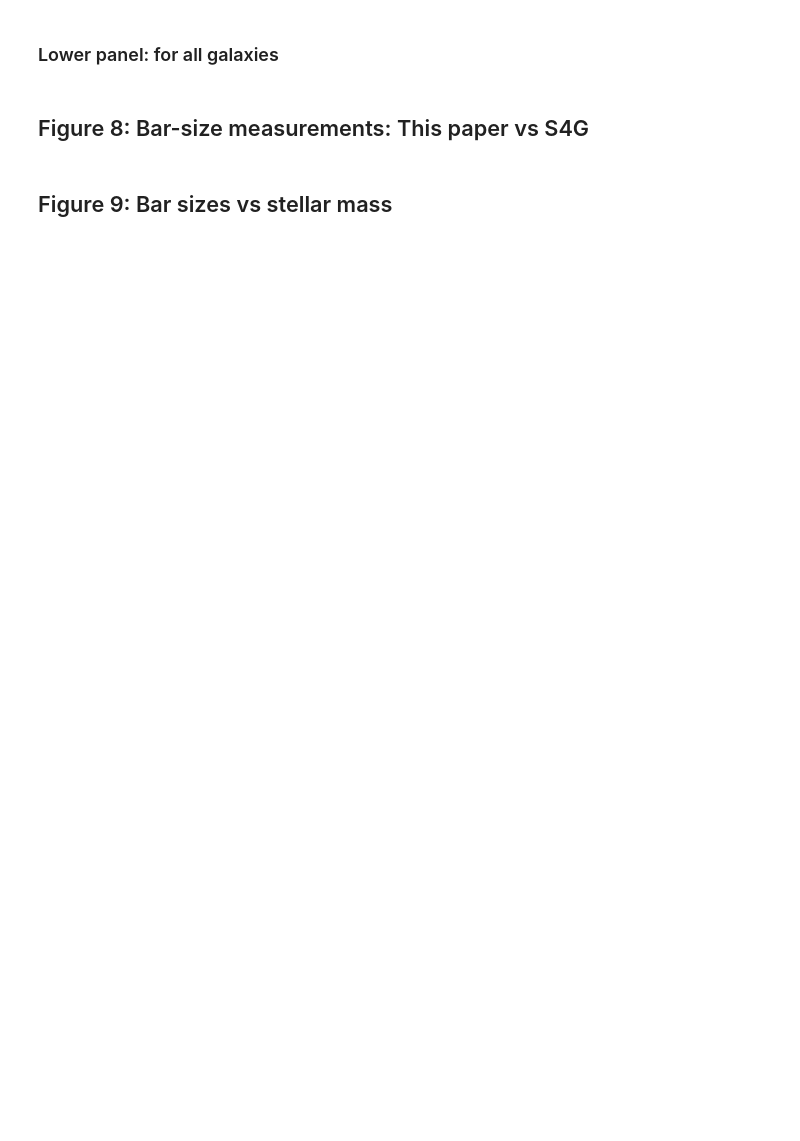
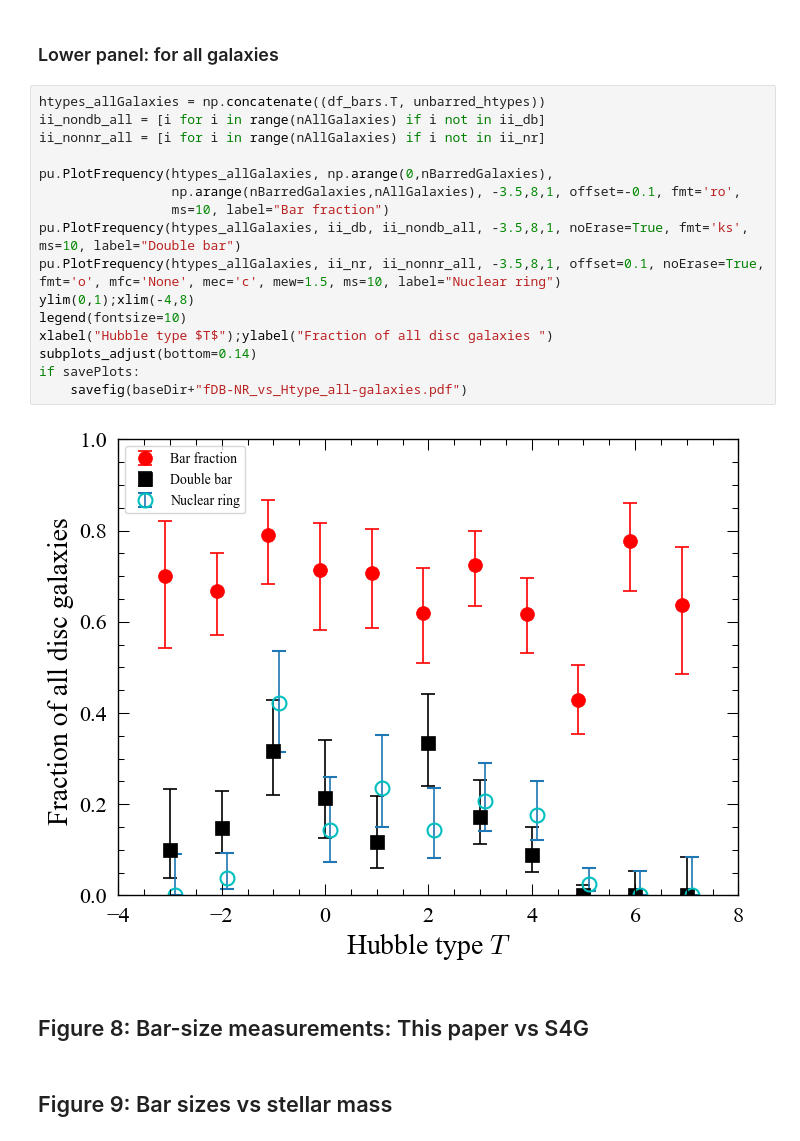
Before and after one commit to perwin/db-nr_paper, a Jupyter notebook: figures_for_paper.ipynb, the cells around one changed output. Drawn from its saved outputs; the diff is of its cells as text; blank space fills up the shorter version.

```diff
--- a/figures_for_paper.ipynb
+++ b/figures_for_paper.ipynb
@@ -427,5 +465,23 @@ if savePlots:
 # %% [markdown]
 ### Lower panel: for all galaxies
+# %%
+htypes_allGalaxies = np.concatenate((df_bars.T, unbarred_htypes))
+ii_nondb_all = [i for i in range(nAllGalaxies) if i not in ii_db]
+ii_nonnr_all = [i for i in range(nAllGalaxies) if i not in ii_nr]
+
+pu.PlotFrequency(htypes_allGalaxies, np.arange(0,nBarredGalaxies),
+                 np.arange(nBarredGalaxies,nAllGalaxies), -3.5,8,1, offset=-0.1, fmt='ro',
+                 ms=10, label="Bar fraction")
+pu.PlotFrequency(htypes_allGalaxies, ii_db, ii_nondb_all, -3.5,8,1, noErase=True, fmt='ks', ms=10, label="Double bar")
+pu.PlotFrequency(htypes_allGalaxies, ii_nr, ii_nonnr_all, -3.5,8,1, offset=0.1, noErase=True, fmt='o', mfc='None', mec='c', mew=1.5, ms=10, label="Nuclear ring")
+ylim(0,1);xlim(-4,8)
+legend(fontsize=10)
+xlabel("Hubble type $T$");ylabel("Fraction of all disc galaxies ")
+subplots_adjust(bottom=0.14)
+if savePlots:
+    savefig(baseDir+"fDB-NR_vs_Htype_all-galaxies.pdf")
+# %% [output]
+[figure, added]
 # %% [markdown]
 ## Figure 8: Bar-size measurements: This paper vs S4G
 # %% [markdown]
```
Also changed, not shown: parts of 4 cells of this notebook, 3 other files.
